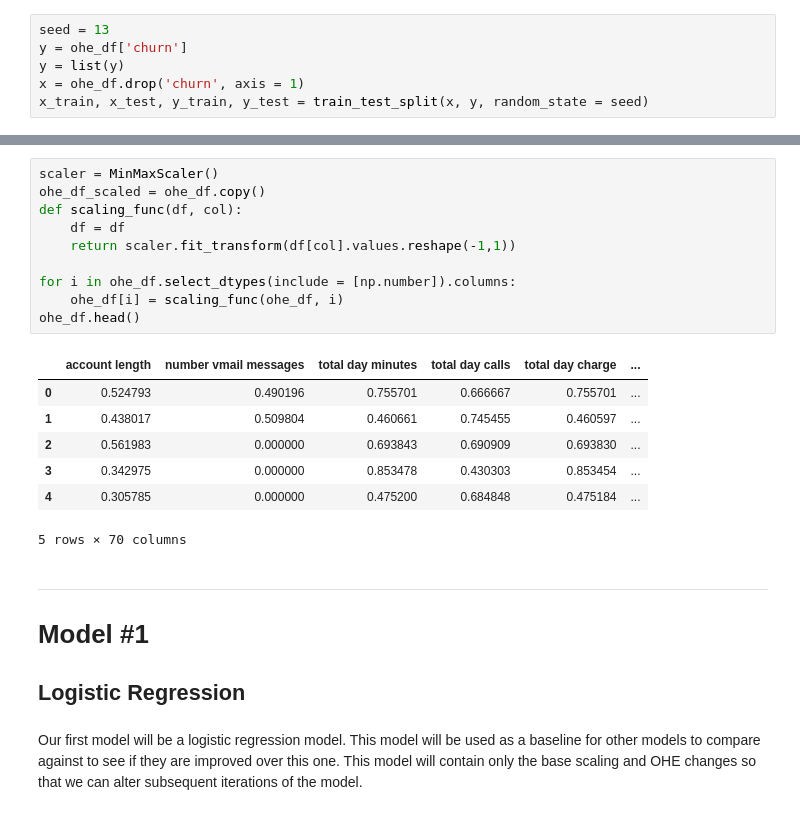
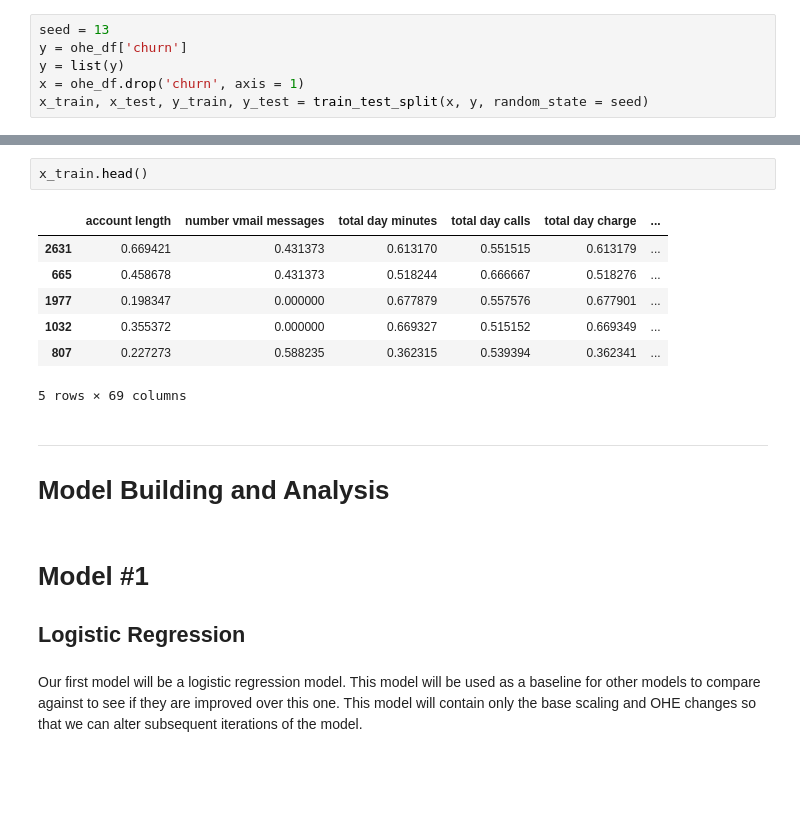
Before and after one commit to Djohnson1313/Predicting_customer_churn, a Jupyter notebook: predicting_customer_churn.ipynb, the cells around one changed output, grey strips where cells are left out. Cells and saved outputs as stored; diff of their text form; blank space fills up the shorter version.

```diff
--- a/predicting_customer_churn.ipynb
+++ b/predicting_customer_churn.ipynb
@@ -569,23 +704,19 @@ Scaling turns all given column imputs into the same 'scale' to assist the model
-# %%
-scaler = MinMaxScaler()
-ohe_df_scaled = ohe_df.copy()
-def scaling_func(df, col):
-    df = df
-    return scaler.fit_transform(df[col].values.reshape(-1,1))
-
-for i in ohe_df.select_dtypes(include = [np.number]).columns:
-    ohe_df[i] = scaling_func(ohe_df, i)
-ohe_df.head()
-# %% [output]
-|  | account length | number vmail messages | total day minutes | total day calls | total day charge | ... |
-| 0 | 0.524793 | 0.490196 | 0.755701 | 0.666667 | 0.755701 | ... |
-| 1 | 0.438017 | 0.509804 | 0.460661 | 0.745455 | 0.460597 | ... |
-| 2 | 0.561983 | 0.000000 | 0.693843 | 0.690909 | 0.693830 | ... |
-| 3 | 0.342975 | 0.000000 | 0.853478 | 0.430303 | 0.853454 | ... |
-| 4 | 0.305785 | 0.000000 | 0.475200 | 0.684848 | 0.475184 | ... |
-5 rows × 70 columns
+# %%
+x_train.head()
+# %% [output]
+|  | account length | number vmail messages | total day minutes | total day calls | total day charge | ... |
+| 2631 | 0.669421 | 0.431373 | 0.613170 | 0.551515 | 0.613179 | ... |
+| 665 | 0.458678 | 0.431373 | 0.518244 | 0.666667 | 0.518276 | ... |
+| 1977 | 0.198347 | 0.000000 | 0.677879 | 0.557576 | 0.677901 | ... |
+| 1032 | 0.355372 | 0.000000 | 0.669327 | 0.515152 | 0.669349 | ... |
+| 807 | 0.227273 | 0.588235 | 0.362315 | 0.539394 | 0.362341 | ... |
+5 rows × 69 columns
+# %% [markdown]
+<a id = 'mba' ></a>
+
+---
+# Model Building and Analysis
 # %% [markdown]
----
 # Model #1
 ## Logistic Regression
 # %% [markdown]
```
Also changed, not shown: parts of 64 cells of this notebook.
